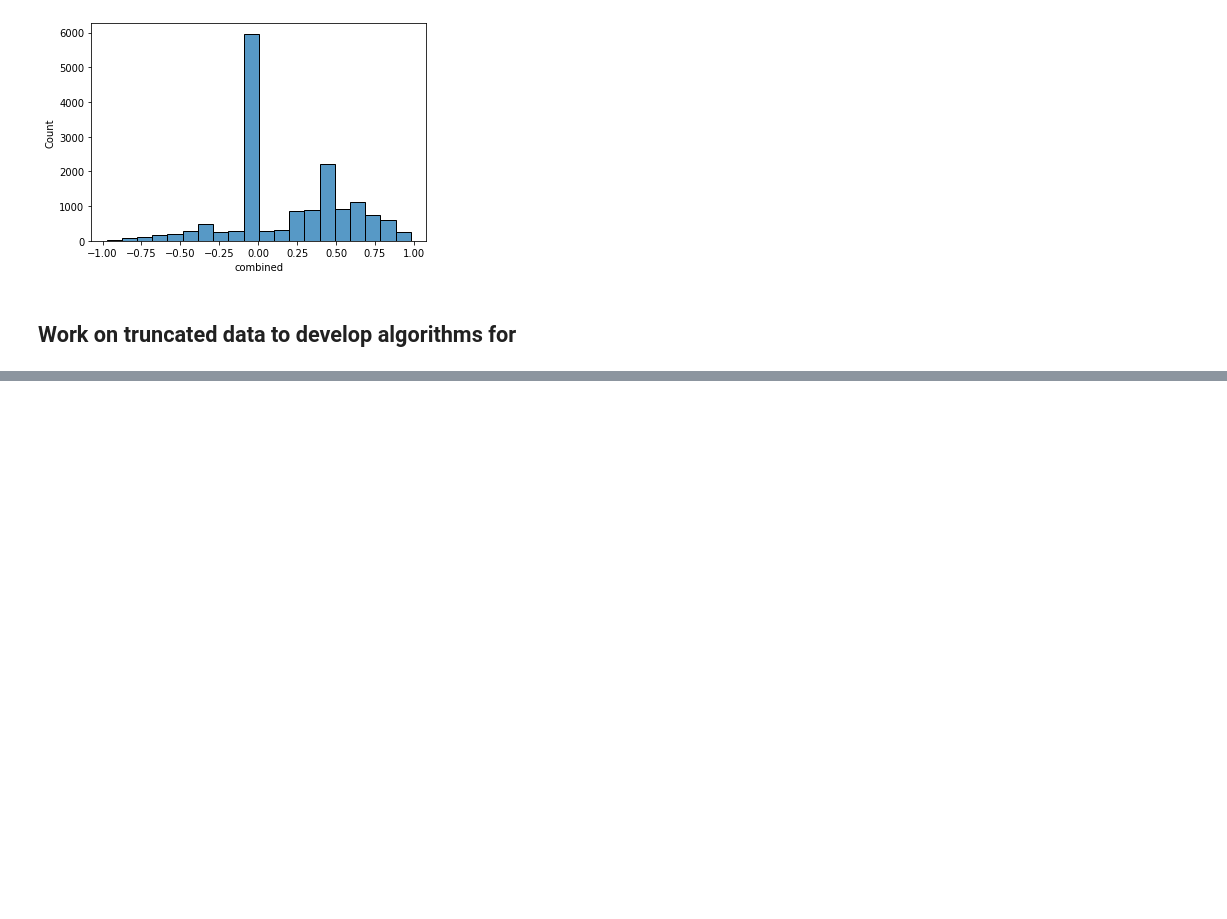
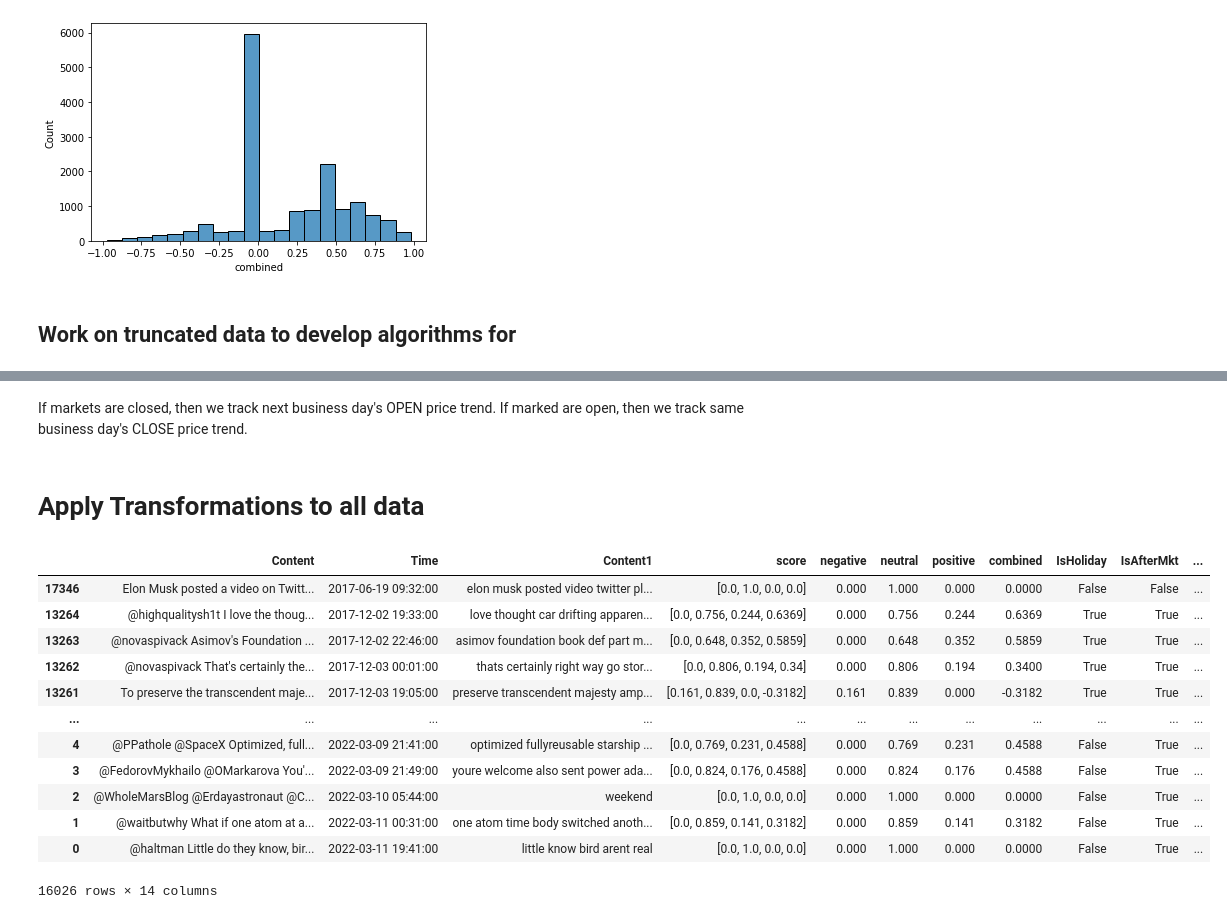
Before and after one commit to warriorprince86/MachineLearning, a Jupyter notebook: project/src/twitter_sentiment_analysis.ipynb, the cells around one changed output, grey strips where cells are left out. Cells and saved outputs as stored; diff of their text form; code cells hidden in the pictures; blank space fills up the shorter version.

```diff
--- a/project/src/twitter_sentiment_analysis.ipynb
+++ b/project/src/twitter_sentiment_analysis.ipynb
@@ -351,0 +372,3 @@ memory usage: 786.8 KB
+# %% [markdown]
+If markets are closed, then we track next business day's OPEN price trend.
+If marked are open, then we track same business day's CLOSE price trend.
@@ -351,0 +379,24 @@ memory usage: 786.8 KB
+# %% [markdown]
+# Apply Transformations to all data
+# %%
+result['IsHoliday'] = result.Time.apply(lambda row: IsHoliday(row,holiday_date))
+result['IsAfterMkt'] = result.Time.apply(lambda row: IsAfterMkt(row))
+result['MktClose']= result.IsHoliday | result.IsAfterMkt
+result['IsSameDay'] = result.Time.apply(lambda row: IsSameDay(row))
+result['date'] = result.Time.apply(lambda row: row.date())
+result['revised-date'] = result[['IsSameDay','MktClose','date']].apply(lambda x: x['date'] if (x['IsSameDay']==True & x['MktClose']==True) else x['date']+timedelta(days=1), axis=1)  # need to revise to see if next day is also a holiday
+result.sort_values(by=['Time'])
+# %% [output]
+|  | Content | Time | Content1 | score | negative | neutral | positive | combined | IsHoliday | IsAfterMkt | ... |
+| 17346 | Elon Musk posted a video on Twitt... | 2017-06-19 09:32:00 | elon musk posted video twitter pl... | [0.0, 1.0, 0.0, 0.0] | 0.000 | 1.000 | 0.000 | 0.0000 | False | False | ... |
+| 13264 | @highqualitysh1t I love the thoug... | 2017-12-02 19:33:00 | love thought car drifting apparen... | [0.0, 0.756, 0.244, 0.6369] | 0.000 | 0.756 | 0.244 | 0.6369 | True | True | ... |
+| 13263 | @novaspivack Asimov's Foundation ... | 2017-12-02 22:46:00 | asimov foundation book def part m... | [0.0, 0.648, 0.352, 0.5859] | 0.000 | 0.648 | 0.352 | 0.5859 | True | True | ... |
+| 13262 | @novaspivack That's certainly the... | 2017-12-03 00:01:00 | thats certainly right way go stor... | [0.0, 0.806, 0.194, 0.34] | 0.000 | 0.806 | 0.194 | 0.3400 | True | True | ... |
+| 13261 | To preserve the transcendent maje... | 2017-12-03 19:05:00 | preserve transcendent majesty amp... | [0.161, 0.839, 0.0, -0.3182] | 0.161 | 0.839 | 0.000 | -0.3182 | True | True | ... |
+| ... | ... | ... | ... | ... | ... | ... | ... | ... | ... | ... | ... |
+| 4 | @PPathole @SpaceX Optimized, full... | 2022-03-09 21:41:00 | optimized fullyreusable starship ... | [0.0, 0.769, 0.231, 0.4588] | 0.000 | 0.769 | 0.231 | 0.4588 | False | True | ... |
+| 3 | @FedorovMykhailo @OMarkarova You'... | 2022-03-09 21:49:00 | youre welcome also sent power ada... | [0.0, 0.824, 0.176, 0.4588] | 0.000 | 0.824 | 0.176 | 0.4588 | False | True | ... |
+| 2 | @WholeMarsBlog @Erdayastronaut @C... | 2022-03-10 05:44:00 | weekend | [0.0, 1.0, 0.0, 0.0] | 0.000 | 1.000 | 0.000 | 0.0000 | False | True | ... |
+| 1 | @waitbutwhy What if one atom at a... | 2022-03-11 00:31:00 | one atom time body switched anoth... | [0.0, 0.859, 0.141, 0.3182] | 0.000 | 0.859 | 0.141 | 0.3182 | False | True | ... |
+| 0 | @haltman Little do they know, bir... | 2022-03-11 19:41:00 | little know bird arent real | [0.0, 1.0, 0.0, 0.0] | 0.000 | 1.000 | 0.000 | 0.0000 | False | True | ... |
+16026 rows × 14 columns
```
Also changed, not shown: parts of 9 cells of this notebook.
